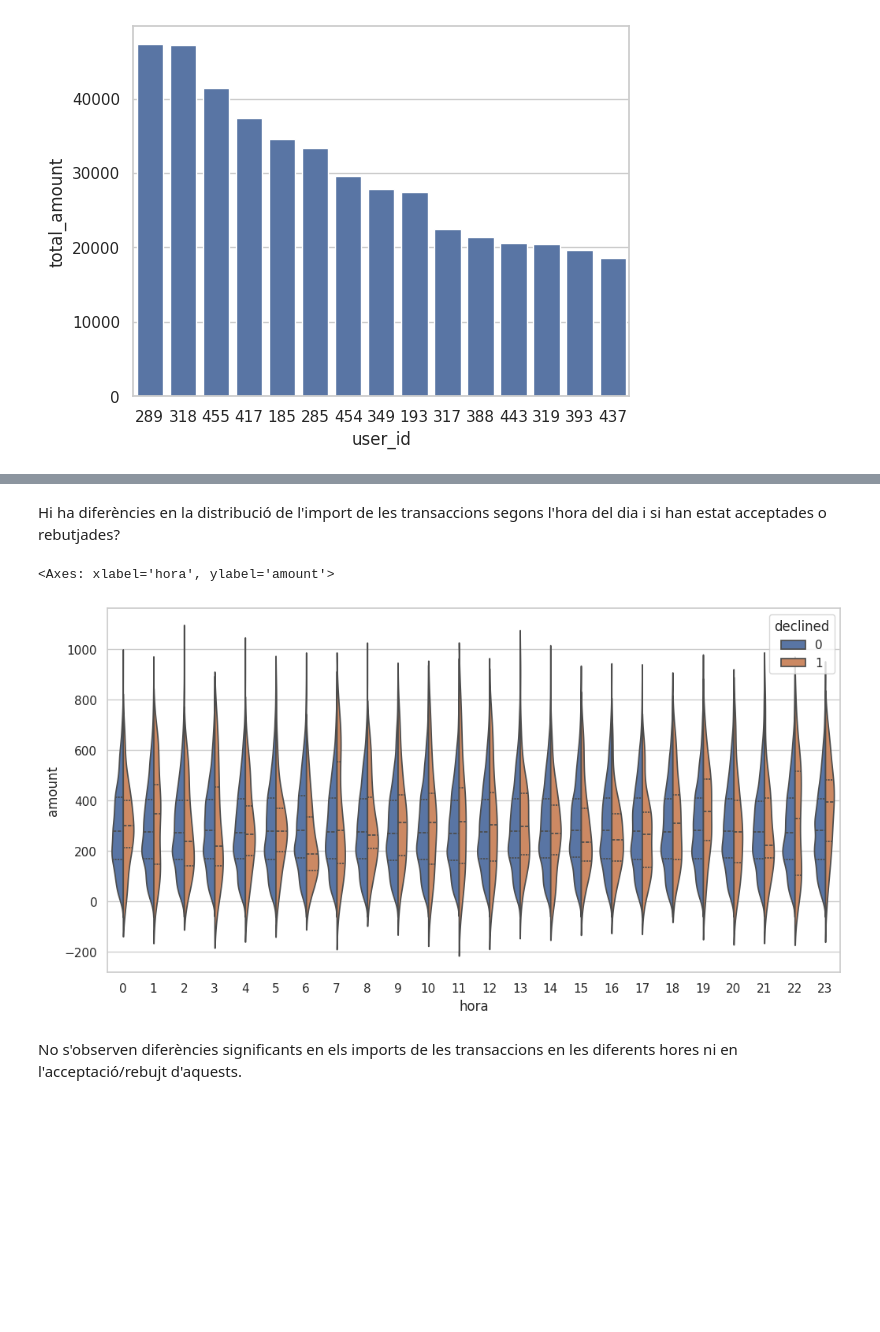
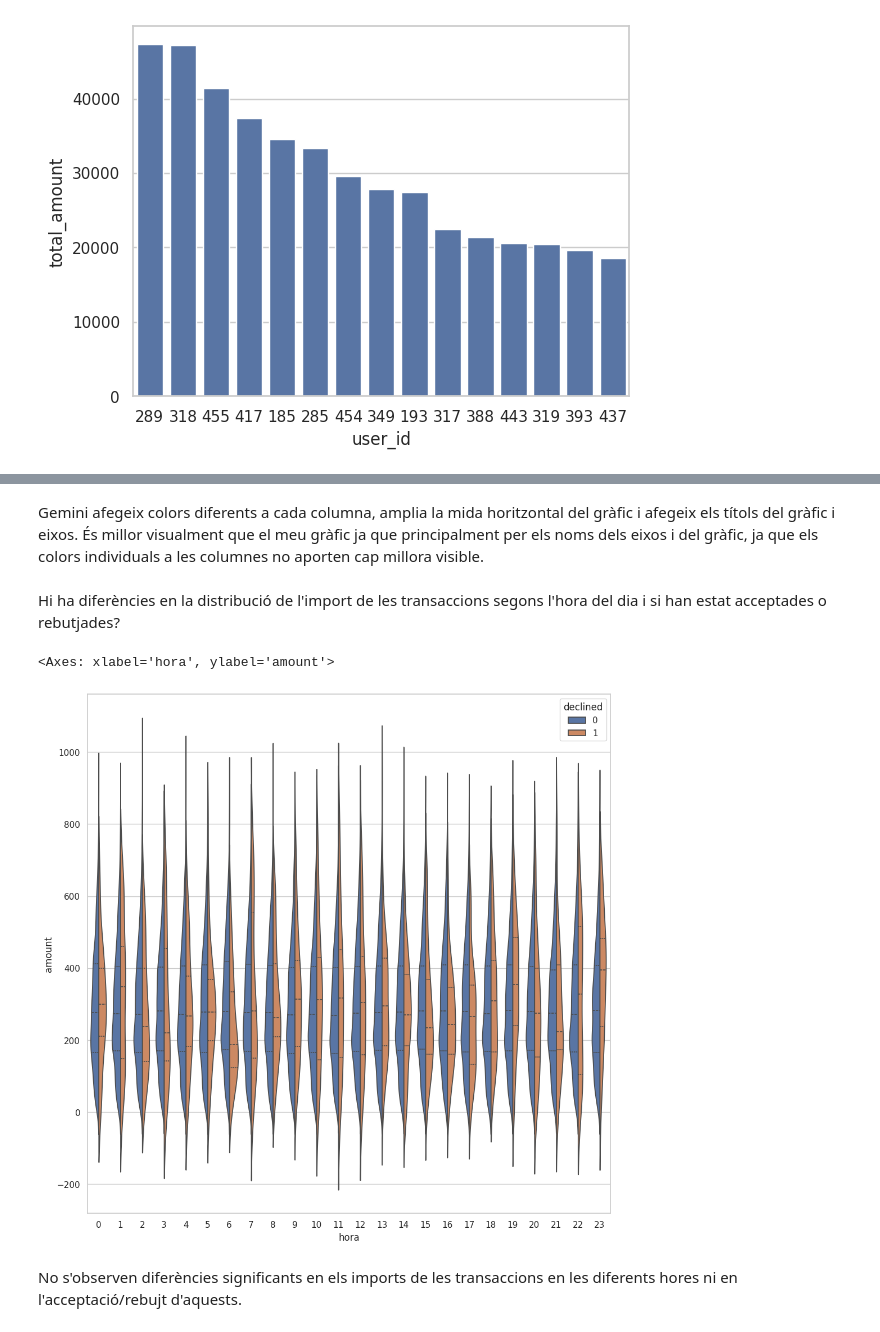
Before and after one commit to Aksce98/IT-Academy, a Jupyter notebook: Sprint_9/Sprint_9.ipynb, the cells around one changed output, grey strips where cells are left out. Cells and saved outputs as stored; diff of their text form; code cells hidden in the pictures; blank space fills up the shorter version.

```diff
--- a/Sprint_9/Sprint_9.ipynb
+++ b/Sprint_9/Sprint_9.ipynb
@@ -68,0 +85,19 @@ Tal i com podem observar, la quantitat de transaccións és bastant estable des
+# %%
+# 1. Selecciona la columna temporal adequada i assegura't que té format datetime
+transactions['timestamp'] = pd.to_datetime(transactions['timestamp'])
+
+# 2. Defineix el nivell temporal d'anàlisi (per exemple, mensual) i compta els registres
+evolucio_transaccions = transactions.groupby(transactions['timestamp'].dt.to_period('M')).size()
+
+# 3. Ordena els resultats cronològicament
+evolucio_transaccions = evolucio_transaccions.sort_index()
+
+# 4. Visualitza l'evolució amb un gràfic de línies amb pandas
+plt.figure(figsize=(10, 5))
+evolucio_transaccions.plot(kind='line', marker='o', color='#1f77b4')
+plt.title('Evolució del Nombre de Transaccions per Mes')
+plt.xlabel('Període (Mes)')
+plt.ylabel('Nombre de Transaccions')
+plt.grid(True)
+plt.tight_layout()
+plt.show()
@@ -83,12 +155,15 @@ sns.barplot(x='user_id', y='total_amount', data=top, order=top['user_id'])
+# %% [markdown]
+Gemini afegeix colors diferents a cada columna, amplia la mida horitzontal del gràfic i afegeix els títols del gràfic i eixos.
+És millor visualment que el meu gràfic ja que principalment per els noms dels eixos i del gràfic, ja que els colors individuals a les columnes no aporten cap millora visible.
 # %% [markdown]
 Hi ha diferències en la distribució de l'import de les transaccions segons l'hora del dia i si han estat acceptades o rebutjades?
 # %%
 transactions['hora'] = transactions['timestamp'].dt.hour
 
-plt.figure(figsize=(12, 6))
+plt.figure(figsize=(12, 12))
 sns.violinplot(data=transactions, x='hora', y='amount', hue='declined', split=True, inner='quart')
 # %% [output]
 <Axes: xlabel='hora', ylabel='amount'>
-[figure, old version]
+[figure, new version]
 # %% [markdown]
 No s'observen diferències significants en els imports de les transaccions en les diferents hores ni en l'acceptació/rebujt d'aquests.
```
Also changed, not shown: parts of 27 cells of this notebook.
